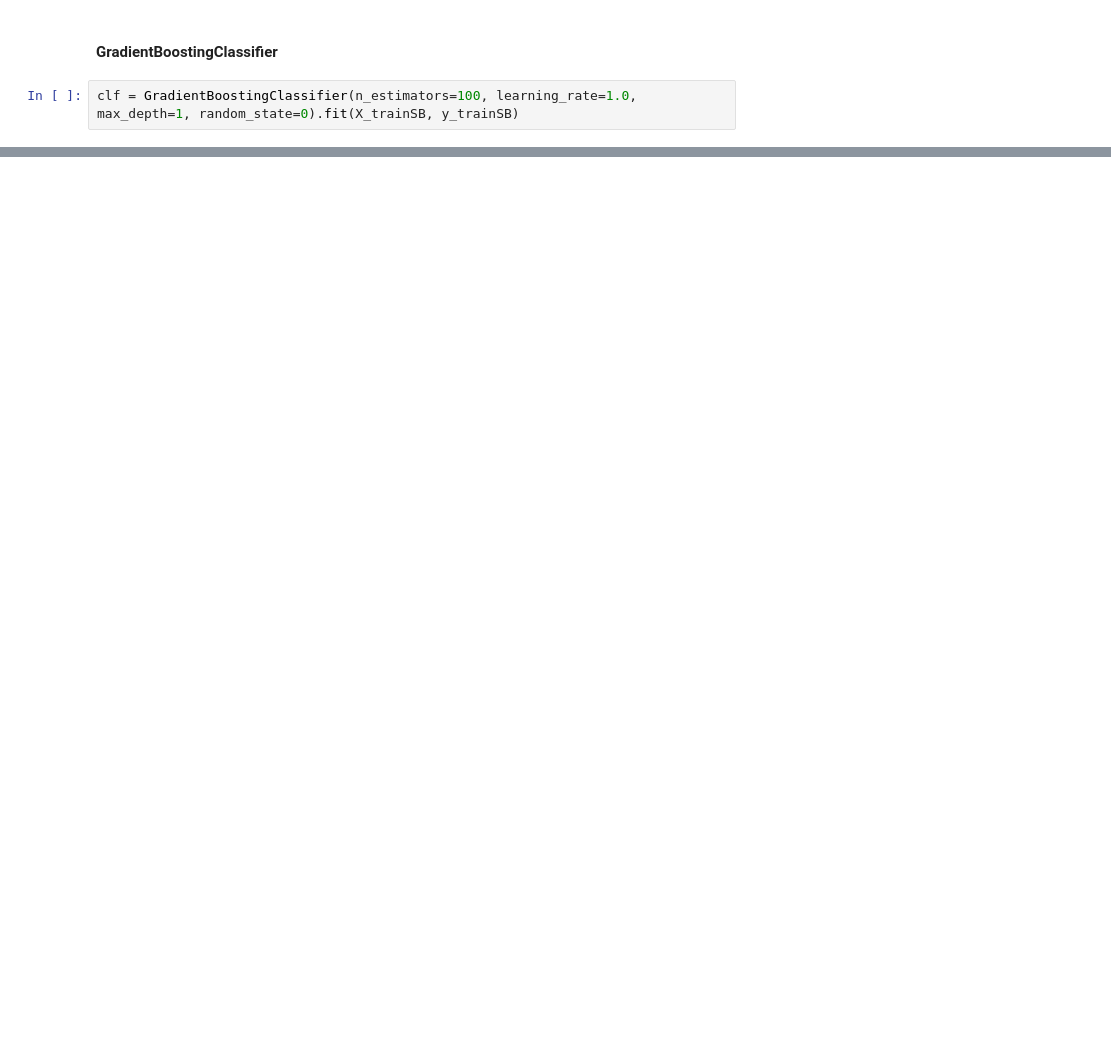
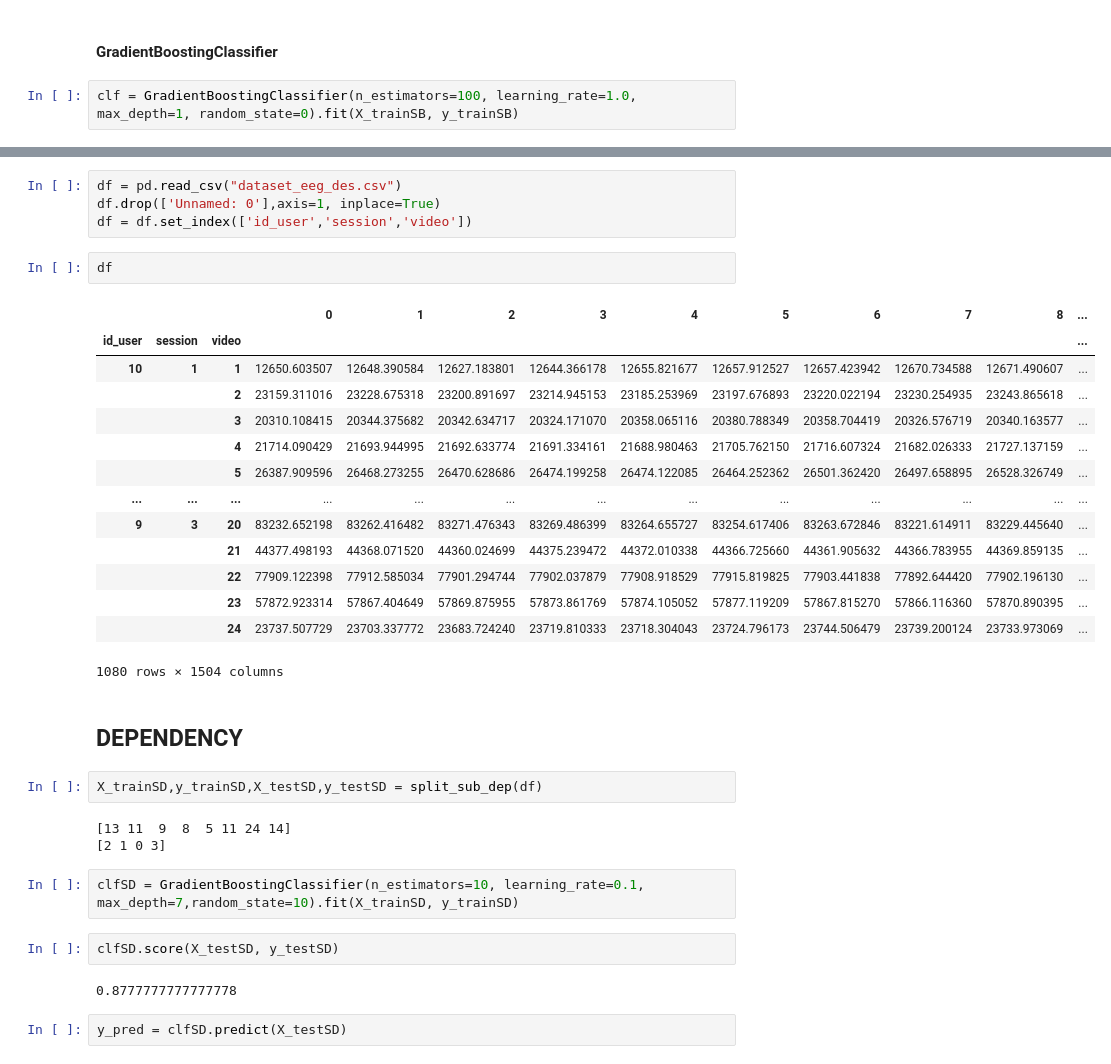
Before and after one commit to Sant0S22/eeg_emotion_recognition, a Jupyter notebook: Modelli.ipynb, the cells around one changed output, grey strips where cells are left out. Saved outputs shown, nothing was run; the diff lists cells and outputs as text; blank space fills up the shorter version.

```diff
--- a/Modelli.ipynb
+++ b/Modelli.ipynb
@@ -173,0 +203,36 @@ clf.score(X_testSB, y_testSB)
+# %%
+df = pd.read_csv("dataset_eeg_des.csv")
+df.drop(['Unnamed: 0'],axis=1, inplace=True)
+df = df.set_index(['id_user','session','video'])
+# %%
+df
+# %% [output]
+|  |  |  | 0 | 1 | 2 | 3 | 4 | 5 | 6 | 7 | 8 | ... |
+| id_user | session | video |  |  |  |  |  |  |  |  |  | ... |
+| 10 | 1 | 1 | 12650.603507 | 12648.390584 | 12627.183801 | 12644.366178 | 12655.821677 | 12657.912527 | 12657.423942 | 12670.734588 | 12671.490607 | ... |
+|  |  | 2 | 23159.311016 | 23228.675318 | 23200.891697 | 23214.945153 | 23185.253969 | 23197.676893 | 23220.022194 | 23230.254935 | 23243.865618 | ... |
+|  |  | 3 | 20310.108415 | 20344.375682 | 20342.634717 | 20324.171070 | 20358.065116 | 20380.788349 | 20358.704419 | 20326.576719 | 20340.163577 | ... |
+|  |  | 4 | 21714.090429 | 21693.944995 | 21692.633774 | 21691.334161 | 21688.980463 | 21705.762150 | 21716.607324 | 21682.026333 | 21727.137159 | ... |
+|  |  | 5 | 26387.909596 | 26468.273255 | 26470.628686 | 26474.199258 | 26474.122085 | 26464.252362 | 26501.362420 | 26497.658895 | 26528.326749 | ... |
+| ... | ... | ... | ... | ... | ... | ... | ... | ... | ... | ... | ... | ... |
+| 9 | 3 | 20 | 83232.652198 | 83262.416482 | 83271.476343 | 83269.486399 | 83264.655727 | 83254.617406 | 83263.672846 | 83221.614911 | 83229.445640 | ... |
+|  |  | 21 | 44377.498193 | 44368.071520 | 44360.024699 | 44375.239472 | 44372.010338 | 44366.725660 | 44361.905632 | 44366.783955 | 44369.859135 | ... |
+|  |  | 22 | 77909.122398 | 77912.585034 | 77901.294744 | 77902.037879 | 77908.918529 | 77915.819825 | 77903.441838 | 77892.644420 | 77902.196130 | ... |
+|  |  | 23 | 57872.923314 | 57867.404649 | 57869.875955 | 57873.861769 | 57874.105052 | 57877.119209 | 57867.815270 | 57866.116360 | 57870.890395 | ... |
+|  |  | 24 | 23737.507729 | 23703.337772 | 23683.724240 | 23719.810333 | 23718.304043 | 23724.796173 | 23744.506479 | 23739.200124 | 23733.973069 | ... |
+1080 rows × 1504 columns
+# %% [markdown]
+## DEPENDENCY
+# %%
+X_trainSD,y_trainSD,X_testSD,y_testSD = split_sub_dep(df)
+# %% [output]
+[13 11  9  8  5 11 24 14]
+[2 1 0 3]
+# %%
+clfSD = GradientBoostingClassifier(n_estimators=10, learning_rate=0.1, max_depth=7,random_state=10).fit(X_trainSD, y_trainSD)
+# %%
+clfSD.score(X_testSD, y_testSD)
+# %% [output]
+0.8777777777777778
+# %%
+y_pred = clfSD.predict(X_testSD)
```
Also changed, not shown: parts of 78 cells of this notebook, 2 other files.
